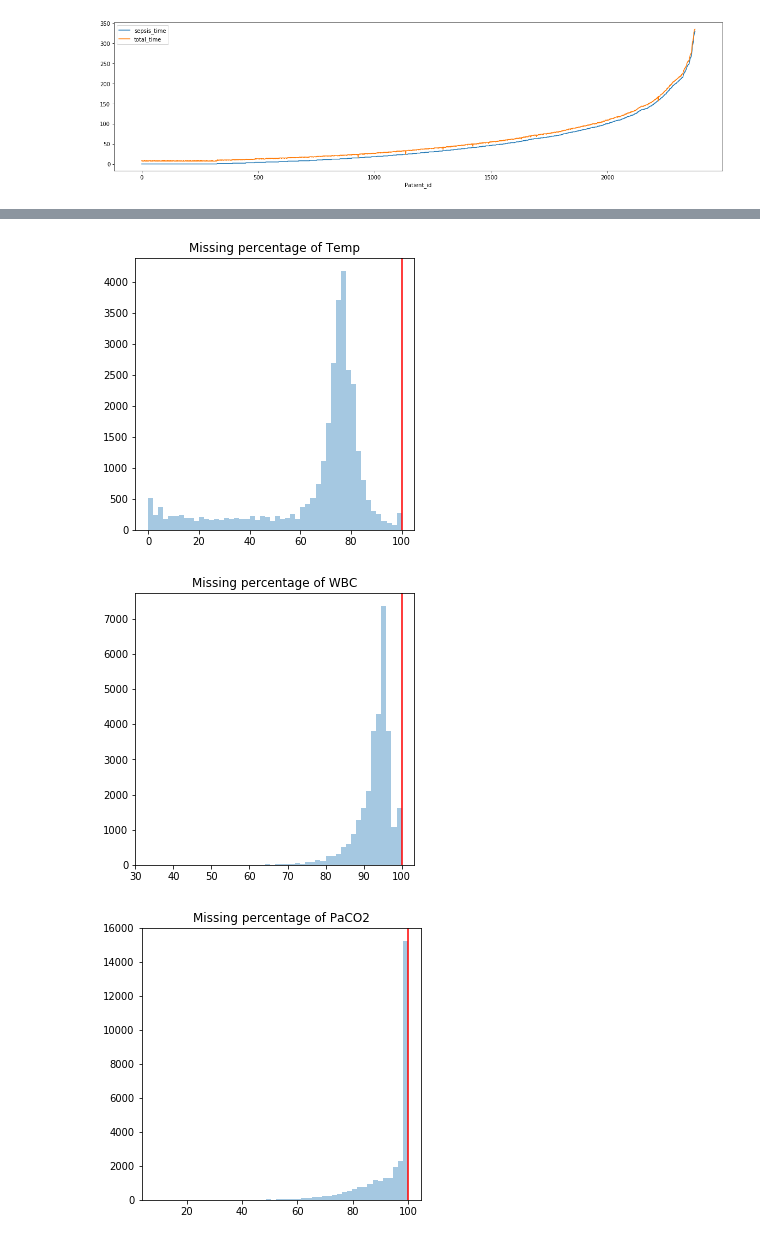
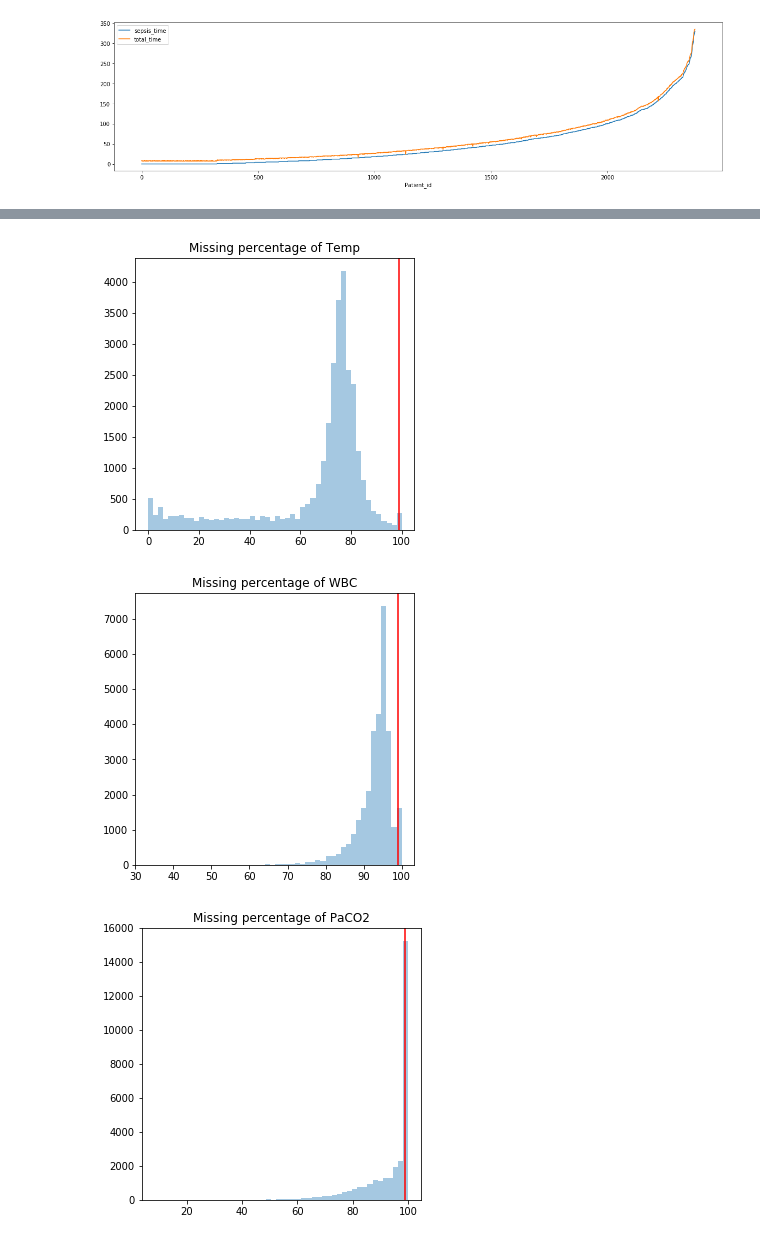
Before and after one commit to kskaran94/Sepsis_Identification, a Jupyter notebook: EDA_Temporal.ipynb, the cells around one changed output, grey strips where cells are left out. Drawn from its saved outputs; the diff is of its cells as text; code cells hidden in the pictures.

```diff
--- a/EDA_Temporal.ipynb
+++ b/EDA_Temporal.ipynb
@@ -182,7 +182,7 @@ rcParams['figure.figsize'] = 5, 5
 
 for i,col in enumerate(missing_dict.keys()):
   plt.figure(i)
-  plt.axvline(100, 0,90, color='r')
+  plt.axvline(99, 0,90, color='r')
 
   plt.title("Missing percentage of " + str(col))
   sns.distplot(missing_dict[col], kde=False);
@@ -194,3 +194,3 @@ for i,col in enumerate(missing_dict.keys()):
-[figure, old version]
+[figure, new version]
-[figure, old version]
+[figure, new version]
-[figure, old version]
+[figure, new version]
```
Also changed, not shown: parts of 7 cells of this notebook.
